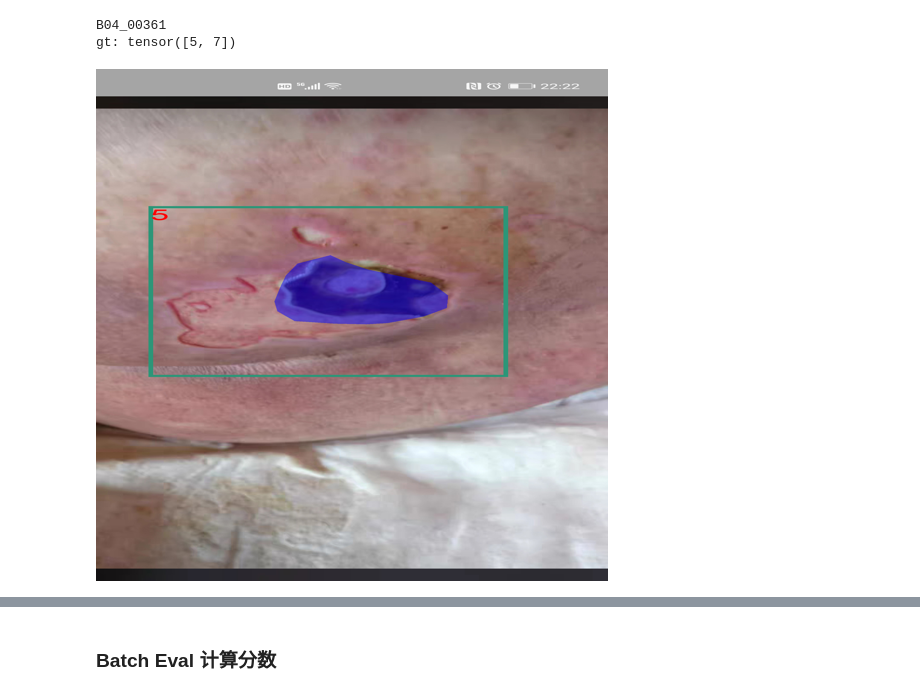
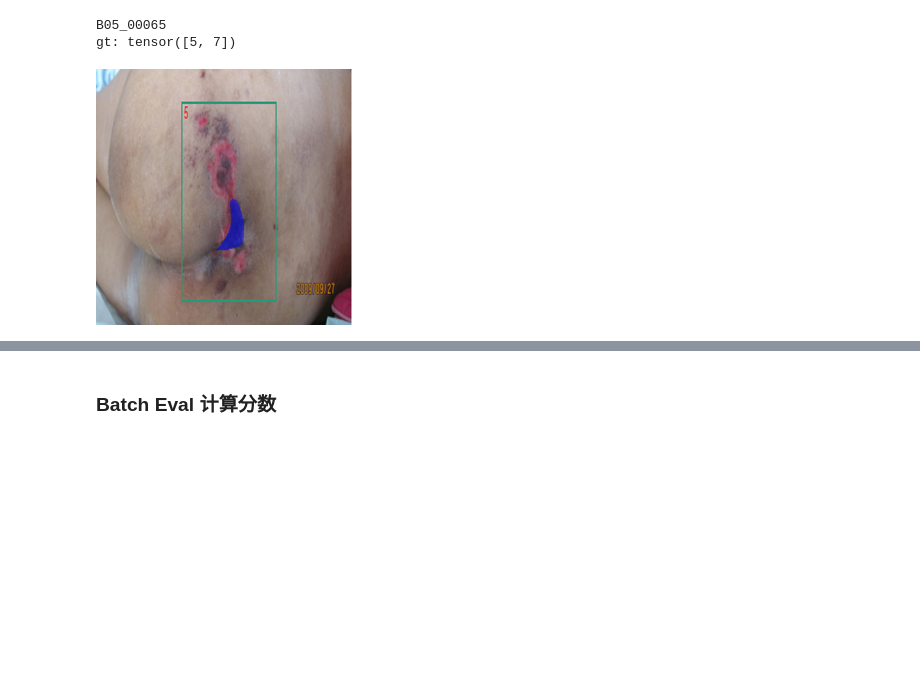
Before and after one commit to newfyu/Bedsore, a Jupyter notebook: demo.ipynb, the cells around one changed output, grey strips where cells are left out. Saved outputs shown, nothing was run; the diff lists cells and outputs as text; code cells hidden in the pictures; blank space fills up the shorter version.

```diff
--- a/demo.ipynb
+++ b/demo.ipynb
@@ -21,12 +21,12 @@ pass
 # %%
-SZ = 512
-idx = 6
+SZ = 256
+idx = 97 # 22 25 32 49 93 95 97
 image,target = ds[idx]
 print(target['fname'])
 print('gt:',target['labels'])
 draw_bbox(image,target).resize((SZ,SZ))
 # %% [output]
-B04_00361
+B05_00065
 gt: tensor([5, 7])
-[figure, old version]
+[figure, new version]
 # %%
```
Also changed, not shown: parts of 7 cells of this notebook, 4 other files.
